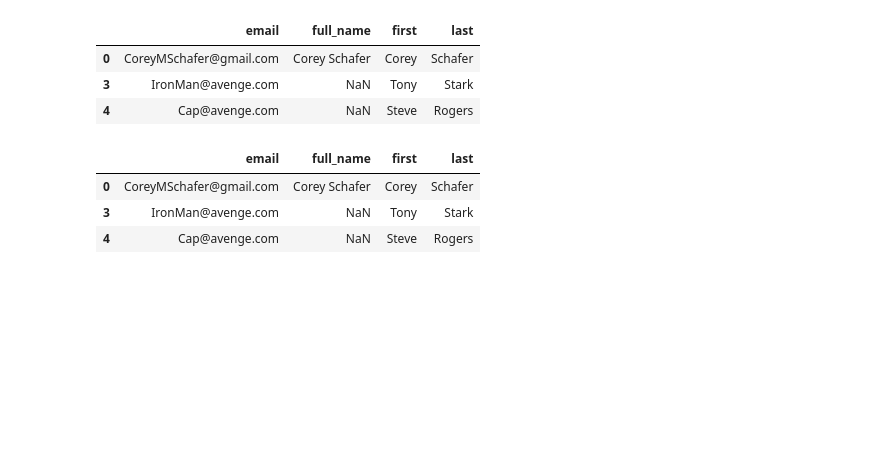
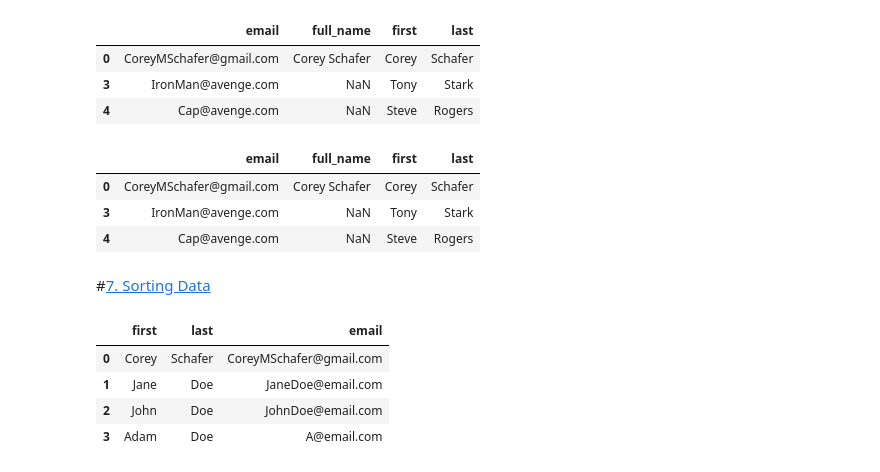
Before and after one commit to davidzheng66/python3, a Jupyter notebook: panda/panda1.ipynb, the cells around one changed output. Drawn from its saved outputs; the diff is of its cells as text; code cells hidden in the pictures; blank space fills up the shorter version.

Commit message:
Add sorting data

```diff
--- a/panda/panda1.ipynb
+++ b/panda/panda1.ipynb
@@ -611,3 +611,20 @@ df.drop(df[filt].index )
 | 0 | CoreyMSchafer@gmail.com | Corey Schafer | Corey | Schafer |
 | 3 | IronMan@avenge.com | NaN | Tony | Stark |
 | 4 | Cap@avenge.com | NaN | Steve | Rogers |
+# %% [markdown]
+#[7. Sorting Data](https://www.youtube.com/watch?v=T11QYVfZoD0&list=PL-osiE80TeTsWmV9i9c58mdDCSskIFdDS&index=7)
+# %%
+import pandas as pd
+people = {
+    'first': ['Corey', 'Jane', 'John', 'Adam'],
+    'last': ['Schafer', 'Doe', 'Doe', 'Doe'],
+    'email': ['CoreyMSchafer@gmail.com', 'JaneDoe@email.com', 'JohnDoe@email.com', 'A@email.com']
+}
+df = pd.DataFrame(people)
+df
+# %% [output]
+|  | first | last | email |
+| 0 | Corey | Schafer | CoreyMSchafer@gmail.com |
+| 1 | Jane | Doe | JaneDoe@email.com |
+| 2 | John | Doe | JohnDoe@email.com |
+| 3 | Adam | Doe | A@email.com |
```
Also changed, not shown: parts of 5 cells of this notebook.
